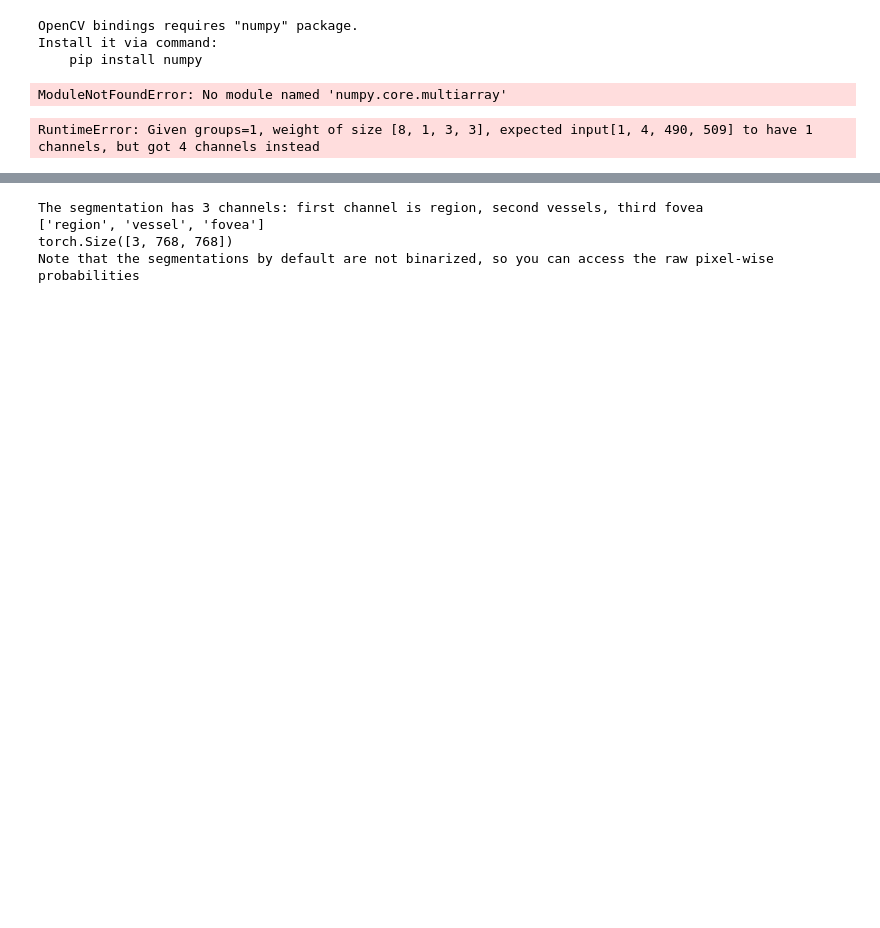
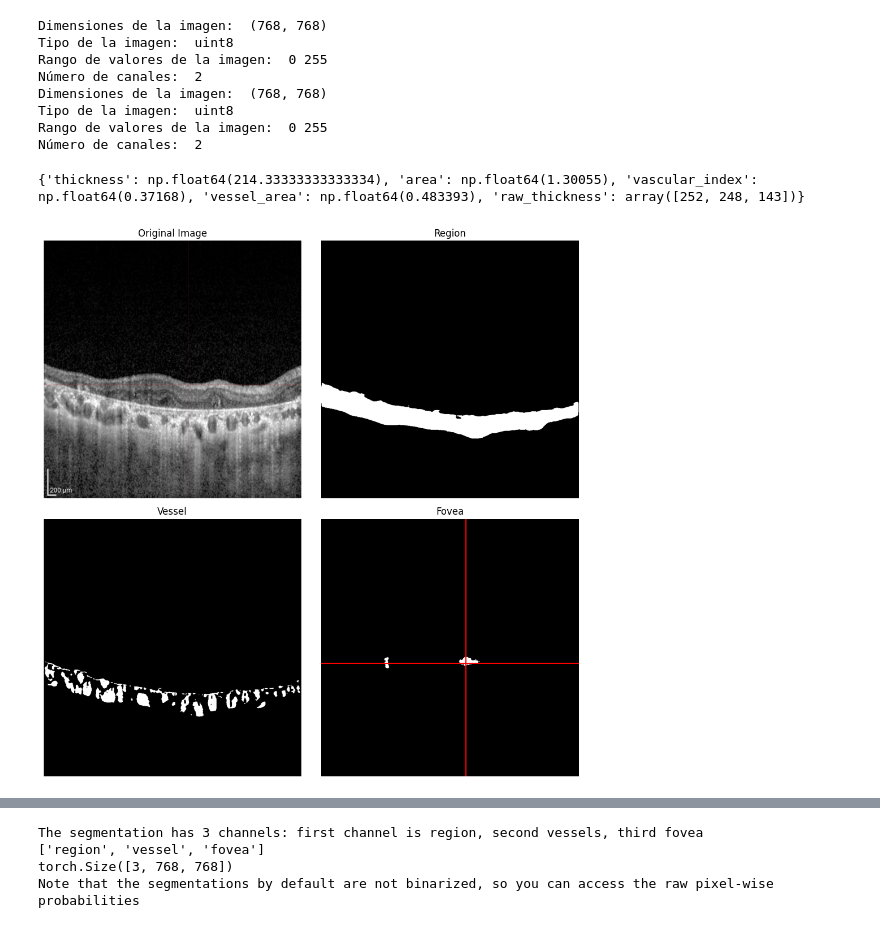
Before and after one commit to Lupama2/BamTech_choroidalyzer, a Jupyter notebook: ExampleUsage_newdata.ipynb, the cells around one changed output, grey strips where cells are left out. Cells and saved outputs as stored; diff of their text form; code cells hidden in the pictures; blank space fills up the shorter version.

Commit message:
Added example images

```diff
--- a/ExampleUsage_newdata.ipynb
+++ b/ExampleUsage_newdata.ipynb
@@ -13,35 +13,59 @@ img = cv2.imread(file, cv2.IMREAD_GRAYSCALE)
 print("Dimensiones de la imagen: ", img.shape)
 print("Tipo de la imagen: ", img.dtype)
 print("Rango de valores de la imagen: ", np.min(img), np.max(img))
+print("Número de canales: ", img.ndim)
+
 
 #Cargo imagen de ejemplo de pilar
-file = "pilar_data/image1.png"
+file = "example_data/image4_edited.png"
 
 #Cargo imagen de ejemplo
 img = cv2.imread(file, cv2.IMREAD_GRAYSCALE)
+
+temp_file = 'example_data/temp_image.png'
+cv2.imwrite(temp_file, img)
+
+file = temp_file
 
 #Imprimo dimensiones de la imagen, tipo y rangos de valores
 print("Dimensiones de la imagen: ", img.shape)
 print("Tipo de la imagen: ", img.dtype)
 print("Rango de valores de la imagen: ", np.min(img), np.max(img))
+print("Número de canales: ", img.ndim)
 # %% [output]
-OpenCV bindings requires "numpy" package.
-Install it via command:
-    pip install numpy
+Dimensiones de la imagen:  (768, 768)
+Tipo de la imagen:  uint8
+Rango de valores de la imagen:  0 255
+Número de canales:  2
+Dimensiones de la imagen:  (768, 768)
+Tipo de la imagen:  uint8
+Rango de valores de la imagen:  0 255
+Número de canales:  2
-ModuleNotFoundError: No module named 'numpy.core.multiarray'
 # %%
 from choroidalyze import Choroidalyzer
+import cv2
+
 
 # This initialises choroidalyzer.
 # It will try to automatically download the model weights from github the first time you run it.
 choroidalyzer = Choroidalyzer()
 
-
-file = 'pilar_data/Example.png'
+#Cargo imagen de ejemplo
+file = "example_data/image4_edited.png"
+#Convierto imagen a blanco y negro
+img = cv2.imread(file, cv2.IMREAD_GRAYSCALE)
+#Guardo la nuena imagen
+temp_file = 'example_data/temp_image.png'
+cv2.imwrite(temp_file, img)
+file = temp_file
 
 # basic useage: get the metrics
 metrics = choroidalyzer.analyze(file) #, scale=(11.49, 3.87)
 print(metrics)
+
+# choroidalyzer also has a basic plotting function to inspect segmentation outputs
+choroidalyzer.predict_and_plot(file)
 # %% [output]
-RuntimeError: Given groups=1, weight of size [8, 1, 3, 3], expected input[1, 4, 490, 509] to have 1 channels, but got 4 channels instead
+{'thickness': np.float64(214.33333333333334), 'area': np.float64(1.30055), 'vascular_index': np.float64(0.37168), 'vessel_area': np.float64(0.483393), 'raw_thickness': array([252, 248, 143])}
+[figure, added]
 # %%
```
Also changed, not shown: parts of 1 cell of this notebook, 5 other files.
